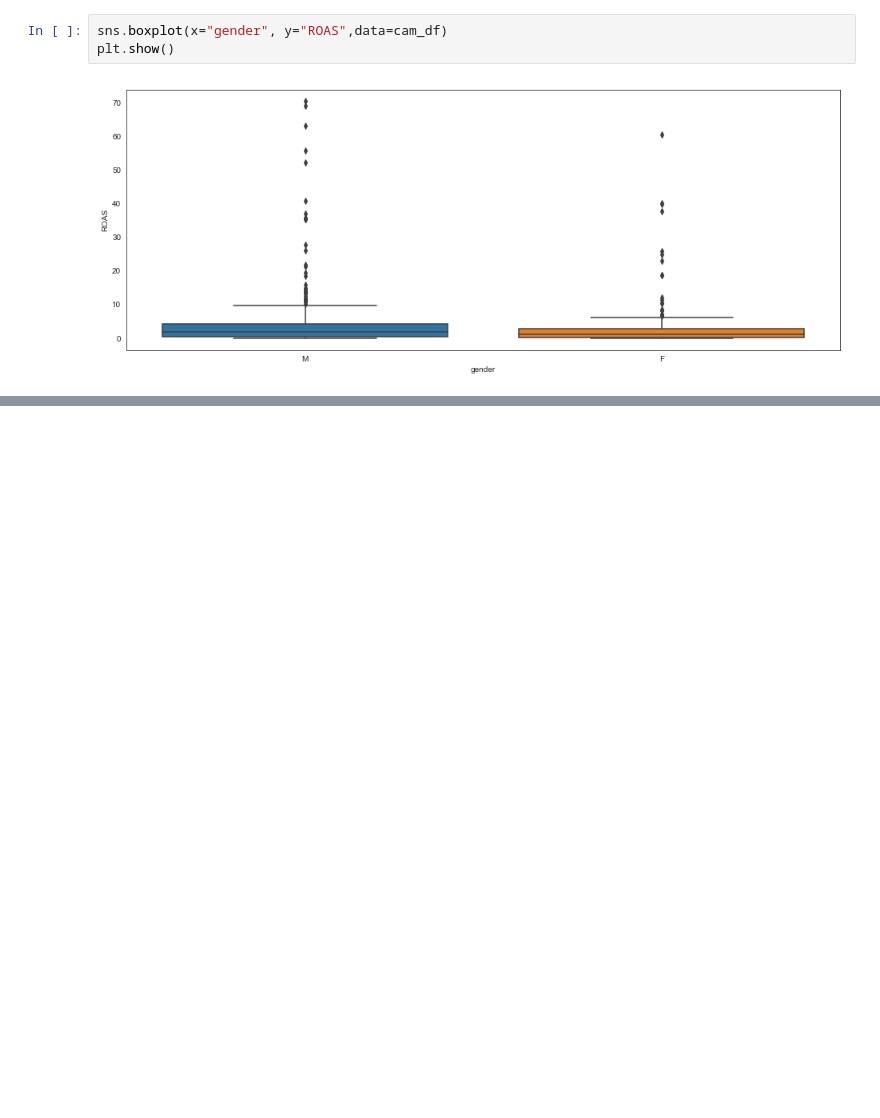
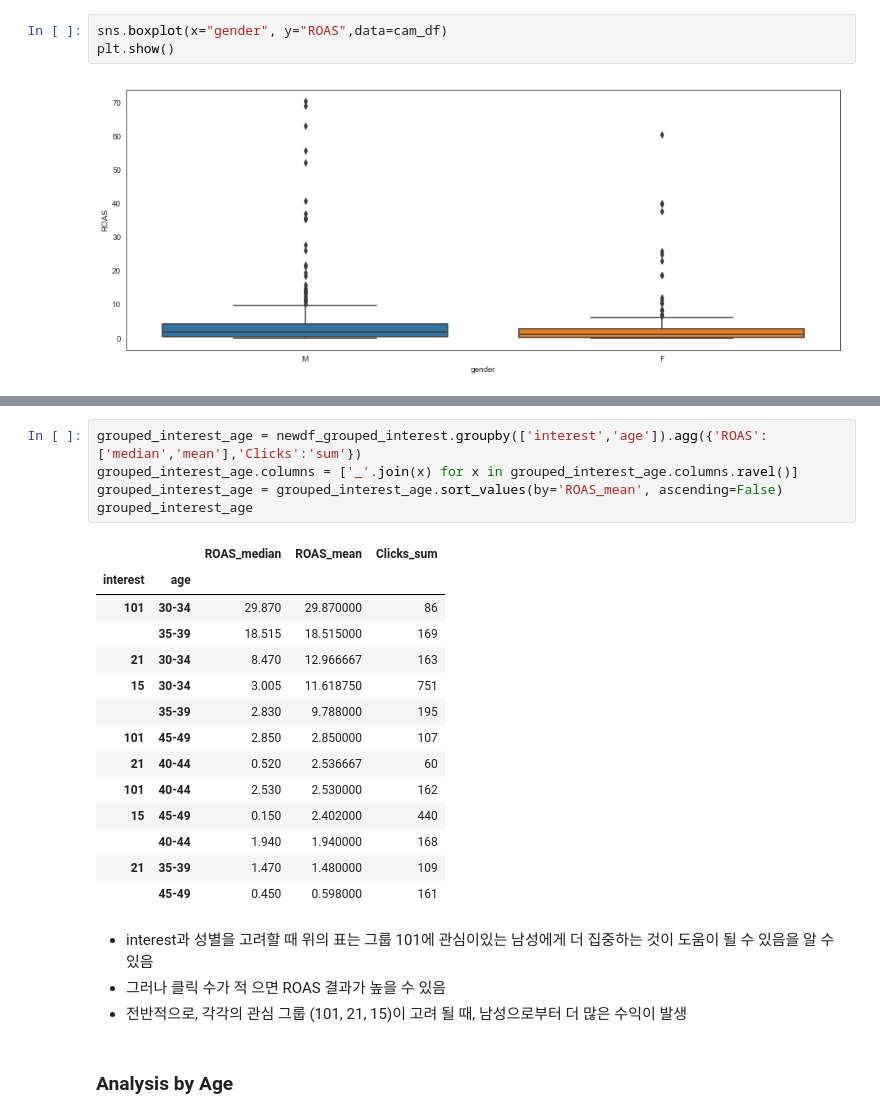
Before and after one commit to jaehle06/Data-Analytics, a Jupyter notebook: Facebook_Ads_Analysis.ipynb, the cells around one changed output, grey strips where cells are left out. Drawn from its saved outputs; the diff is of its cells as text; blank space fills up the shorter version.

```diff
--- a/Facebook_Ads_Analysis.ipynb
+++ b/Facebook_Ads_Analysis.ipynb
@@ -222,0 +305,26 @@ plt.show()
+# %%
+grouped_interest_age = newdf_grouped_interest.groupby(['interest','age']).agg({'ROAS':['median','mean'],'Clicks':'sum'})
+grouped_interest_age.columns = ['_'.join(x) for x in grouped_interest_age.columns.ravel()]
+grouped_interest_age = grouped_interest_age.sort_values(by='ROAS_mean', ascending=False)
+grouped_interest_age
+# %% [output]
+|  |  | ROAS_median | ROAS_mean | Clicks_sum |
+| interest | age |  |  |  |
+| 101 | 30-34 | 29.870 | 29.870000 | 86 |
+|  | 35-39 | 18.515 | 18.515000 | 169 |
+| 21 | 30-34 | 8.470 | 12.966667 | 163 |
+| 15 | 30-34 | 3.005 | 11.618750 | 751 |
+|  | 35-39 | 2.830 | 9.788000 | 195 |
+| 101 | 45-49 | 2.850 | 2.850000 | 107 |
+| 21 | 40-44 | 0.520 | 2.536667 | 60 |
+| 101 | 40-44 | 2.530 | 2.530000 | 162 |
+| 15 | 45-49 | 0.150 | 2.402000 | 440 |
+|  | 40-44 | 1.940 | 1.940000 | 168 |
+| 21 | 35-39 | 1.470 | 1.480000 | 109 |
+|  | 45-49 | 0.450 | 0.598000 | 161 |
+# %% [markdown]
+- interest과 성별을 고려할 때 위의 표는 그룹 101에 관심이있는 남성에게 더 집중하는 것이 도움이 될 수 있음을 알 수 있음
+- 그러나 클릭 수가 적 으면 ROAS 결과가 높을 수 있음
+- 전반적으로, 각각의 관심 그룹 (101, 21, 15)이 고려 될 때, 남성으로부터 더 많은 수익이 발생
+# %% [markdown]
+### Analysis by Age
```
Also changed, not shown: parts of 21 cells of this notebook.
